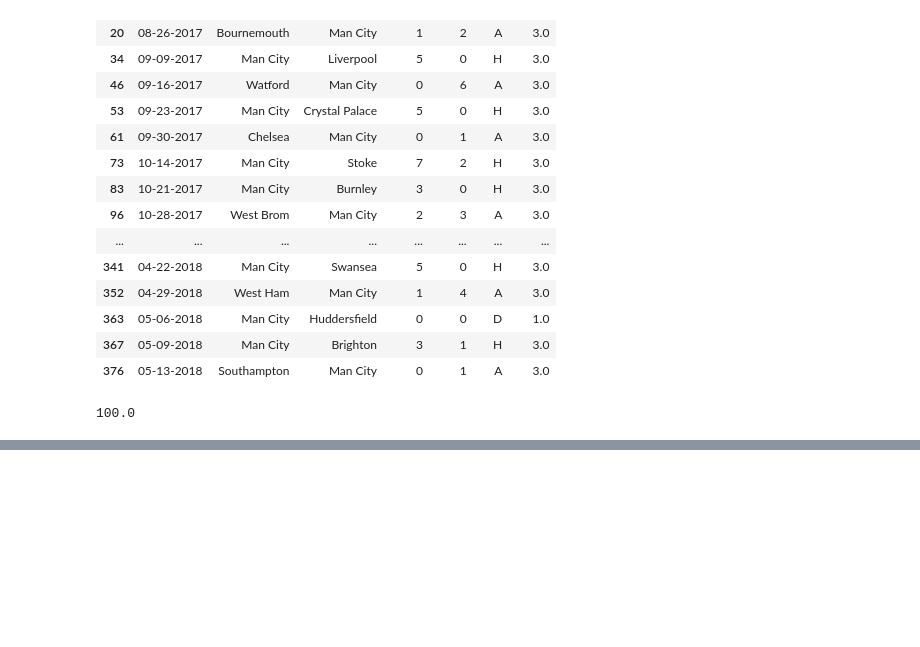
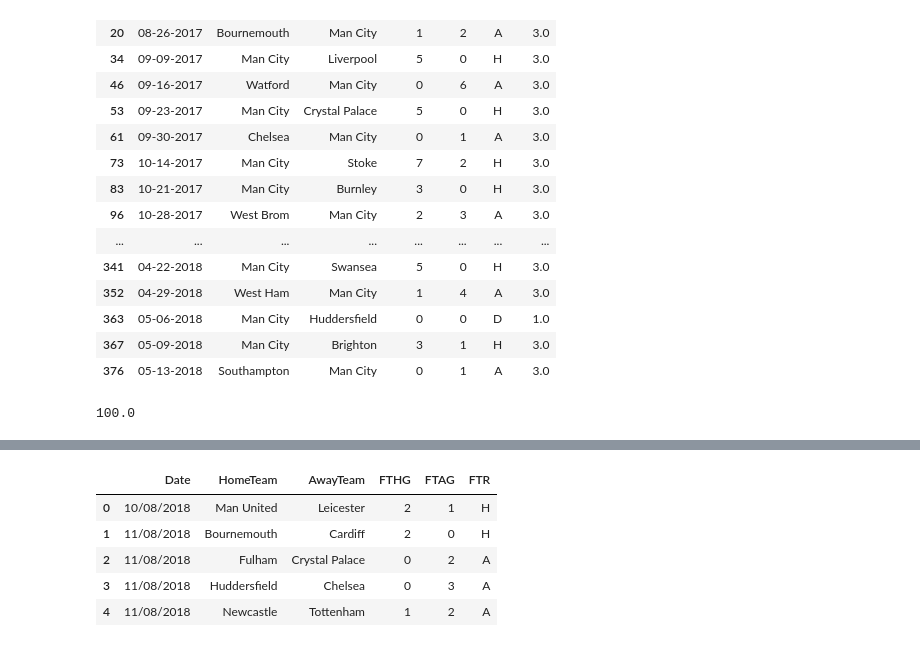
Before and after one commit to EstherOgutu/Premier-League-Prediction-Group-3-, a Jupyter notebook: Premier_League_Prediction.ipynb, the cells around one changed output, grey strips where cells are left out. Drawn from its saved outputs; the diff is of its cells as text; code cells hidden in the pictures; blank space fills up the shorter version.

```diff
--- a/Premier_League_Prediction.ipynb
+++ b/Premier_League_Prediction.ipynb
@@ -981,0 +1020,13 @@ df_epltable.head(20)
+# %%
+# let's drop some of the columns
+
+season19.drop(['Div', 'HTHG', 'HTAG', 'HTR', 'Referee', 'HS', 'AS', 'HST', 'AST', 'HF', 'AF', 'HC', 'AC', 'HY', 'AY', 'HR', 'AR'], axis=1, inplace=True)
+
+season19.head()
+# %% [output]
+|  | Date | HomeTeam | AwayTeam | FTHG | FTAG | FTR |
+| 0 | 10/08/2018 | Man United | Leicester | 2 | 1 | H |
+| 1 | 11/08/2018 | Bournemouth | Cardiff | 2 | 0 | H |
+| 2 | 11/08/2018 | Fulham | Crystal Palace | 0 | 2 | A |
+| 3 | 11/08/2018 | Huddersfield | Chelsea | 0 | 3 | A |
+| 4 | 11/08/2018 | Newcastle | Tottenham | 1 | 2 | A |
```
Also changed, not shown: parts of 11 cells of this notebook.
